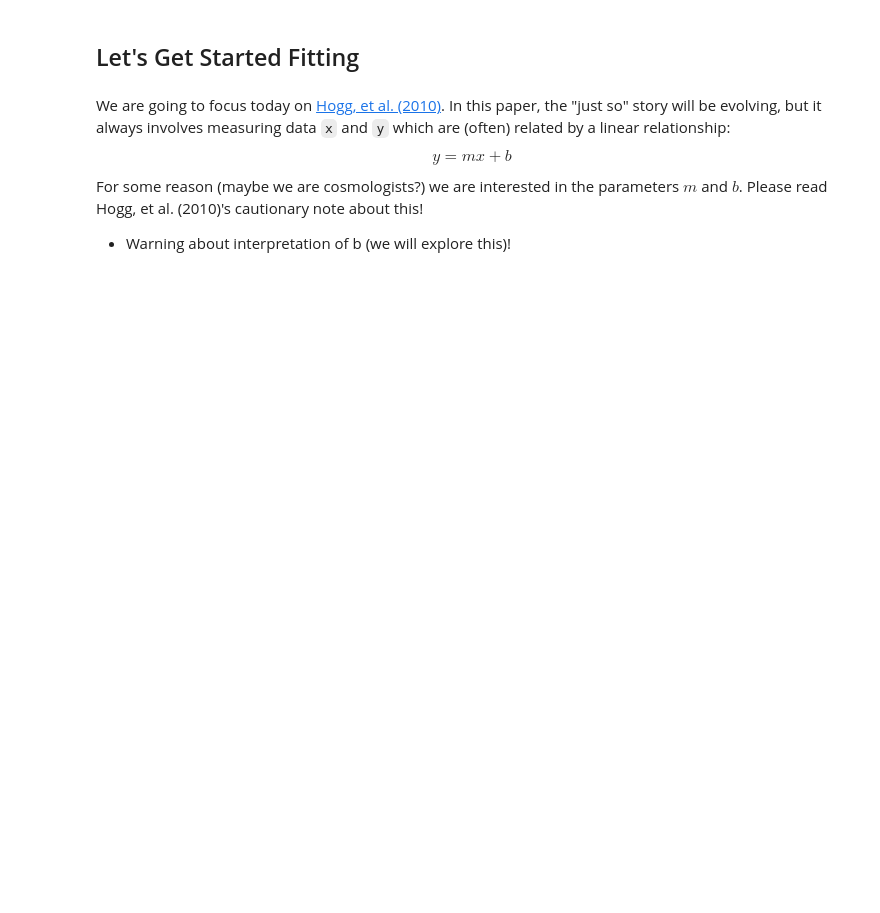
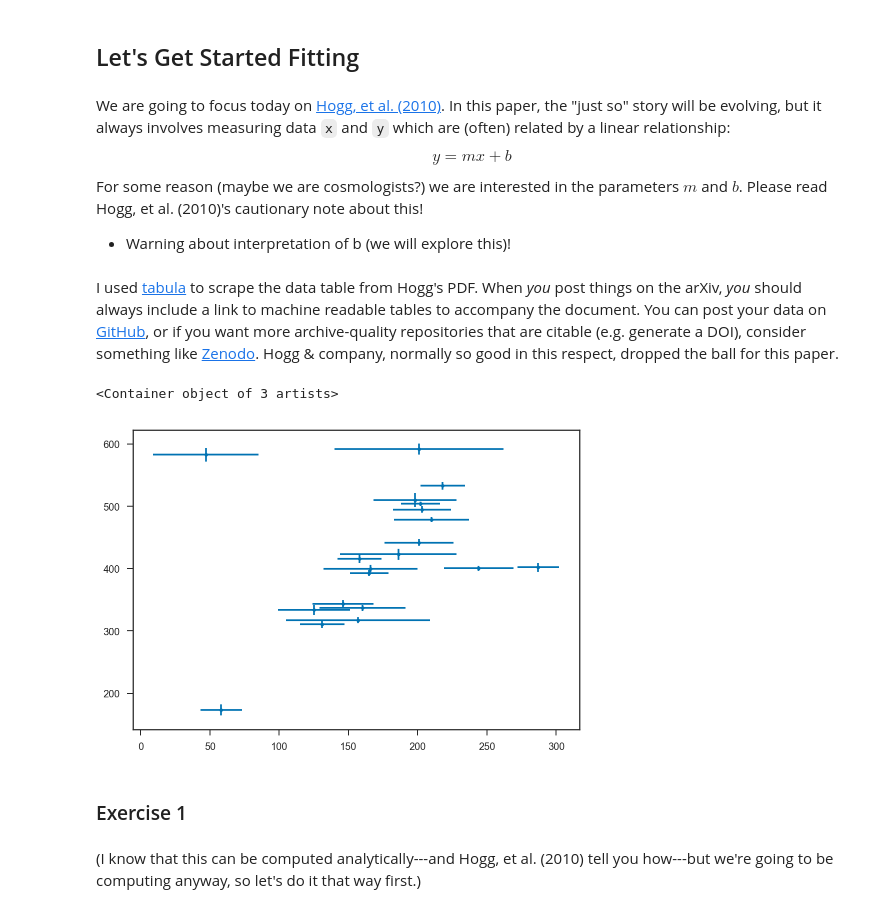
Before and after one commit to farr/GWDataAnalysisSummerSchool, a Jupyter notebook: lecture1/lecture1.ipynb, the cells around one changed output. Cells and saved outputs as stored; diff of their text form; code cells hidden in the pictures; blank space fills up the shorter version.

```diff
--- a/lecture1/lecture1.ipynb
+++ b/lecture1/lecture1.ipynb
@@ -16,3 +22,7 @@ import pystan
+# %%
+sns.set_context('notebook')
+sns.set_palette('colorblind')
+sns.set_style('ticks')
 # %% [markdown]
 ## Preliminaries (Notes)
 # %% [markdown]
@@ -34,5 +44,16 @@ $$
 For some reason (maybe we are cosmologists?) we are interested in the parameters $m$ and $b$.  Please read Hogg, et al. (2010)'s cautionary note about this!
 
 * Warning about interpretation of b (we will explore this)!
+# %% [markdown]
+I used [tabula](http://tabula.technology) to scrape the data table from Hogg's PDF.  When *you* post things on the arXiv, *you* should always include a link to machine readable tables to accompany the document.  You can post your data on [GitHub](https://github.com), or if you want more archive-quality repositories that are citable (e.g. generate a DOI), consider something like [Zenodo](https://zenodo.org).  Hogg & company, normally so good in this respect, dropped the ball for this paper.
 # %%
 table1 = genfromtxt('HoggTable1.tsv', names=True)
+# %%
+errorbar(table1['x'], table1['y'], xerr=table1['sigma_x'], yerr=table1['sigma_y'], fmt='.')
+# %% [output]
+<Container object of 3 artists>
+[figure, added]
+# %% [markdown]
+### Exercise 1
+# %% [markdown]
+(I know that this can be computed analytically---and Hogg, et al. (2010) tell you how---but we're going to be computing anyway, so let's do it that way first.)
```
Also changed, not shown: parts of 18 cells of this notebook, 1 other file.
